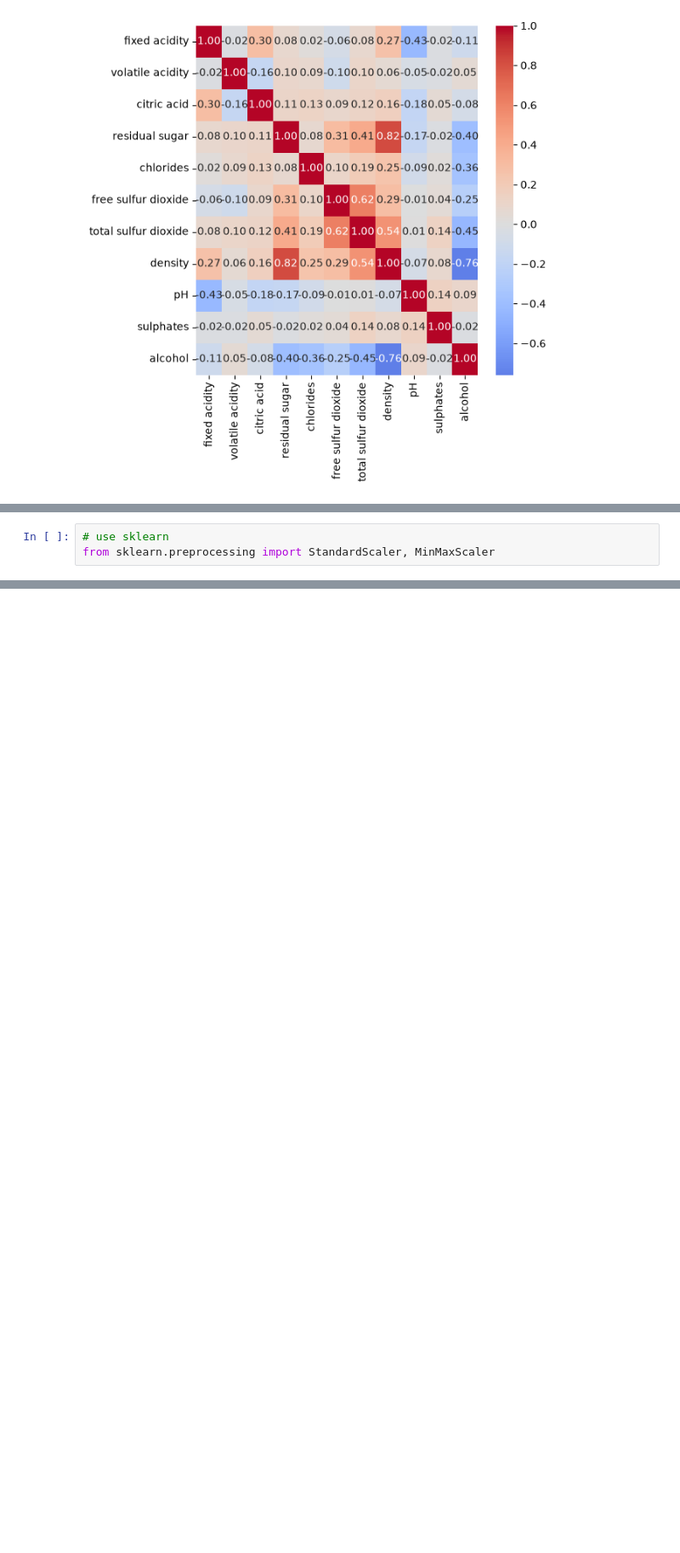
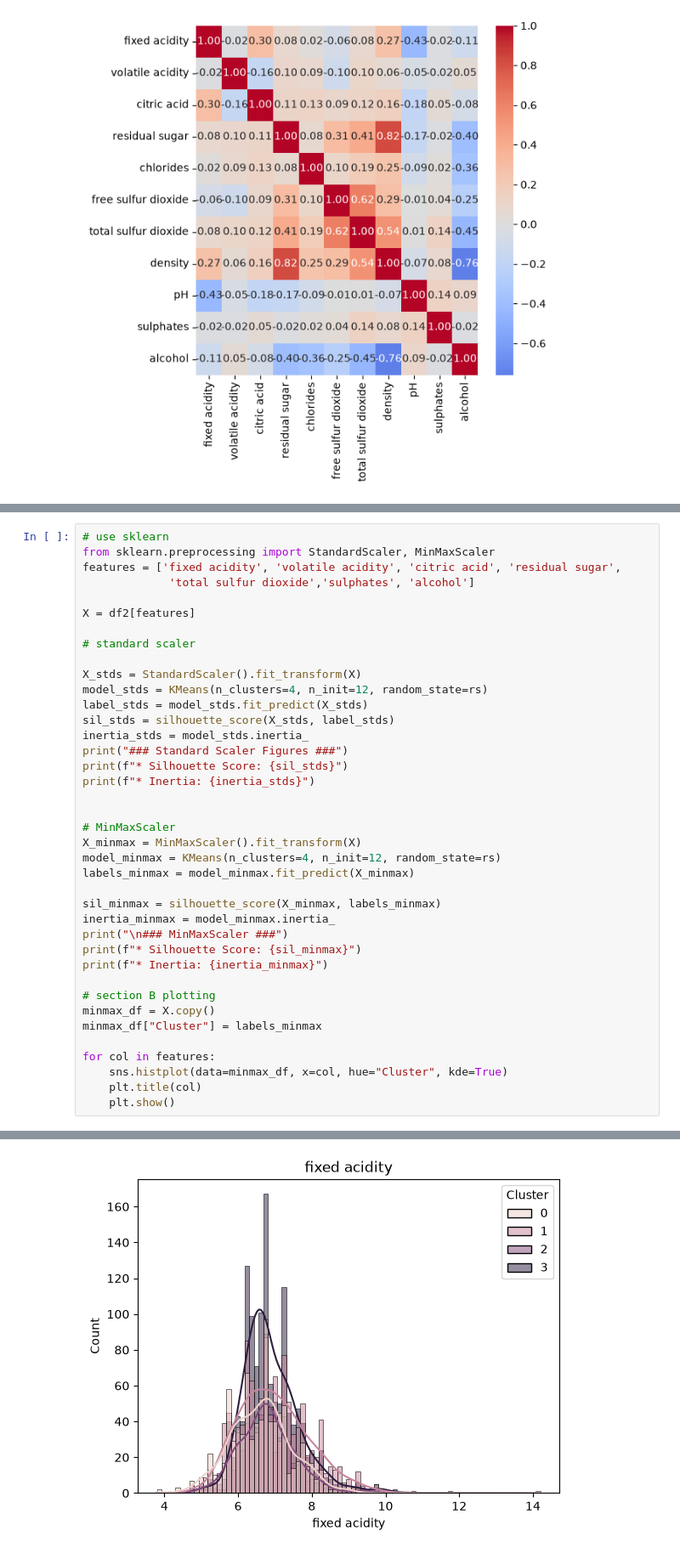
Before and after one commit to TankEngineTom/assessment2_CAB330, a Jupyter notebook: ass2_task1.ipynb, the cells around one changed output, grey strips where cells are left out. Shown at 85% size. Drawn from its saved outputs; the diff is of its cells as text; blank space fills up the shorter version.

```diff
--- a/ass2_task1.ipynb
+++ b/ass2_task1.ipynb
@@ -357,3 +365,40 @@ Sum of intra-cluster distance for variable reduced clustering: 17171.25671396415
 # %%
 # use sklearn
 from sklearn.preprocessing import StandardScaler, MinMaxScaler
+features = ['fixed acidity', 'volatile acidity', 'citric acid', 'residual sugar',
+             'total sulfur dioxide','sulphates', 'alcohol']
+
+X = df2[features]
+
+# standard scaler
+
+X_stds = StandardScaler().fit_transform(X)
+model_stds = KMeans(n_clusters=4, n_init=12, random_state=rs)
+label_stds = model_stds.fit_predict(X_stds)
+sil_stds = silhouette_score(X_stds, label_stds)
+inertia_stds = model_stds.inertia_
+print("### Standard Scaler Figures ###")
+print(f"* Silhouette Score: {sil_stds}")
+print(f"* Inertia: {inertia_stds}")
+
+
+# MinMaxScaler
+X_minmax = MinMaxScaler().fit_transform(X)
+model_minmax = KMeans(n_clusters=4, n_init=12, random_state=rs)
+labels_minmax = model_minmax.fit_predict(X_minmax)
+
+sil_minmax = silhouette_score(X_minmax, labels_minmax)
+inertia_minmax = model_minmax.inertia_
+print("\n### MinMaxScaler ###")
+print(f"* Silhouette Score: {sil_minmax}")
+print(f"* Inertia: {inertia_minmax}")
+
+# section B plotting
+minmax_df = X.copy()
+minmax_df["Cluster"] = labels_minmax
+
+for col in features:
+    sns.histplot(data=minmax_df, x=col, hue="Cluster", kde=True)
+    plt.title(col)
+    plt.show()
+# %% [output]
@@ -359,0 +412 @@ from sklearn.preprocessing import StandardScaler, MinMaxScaler
+[figure, added]
```
Also changed, not shown: parts of 3 cells of this notebook, 6 other files.
